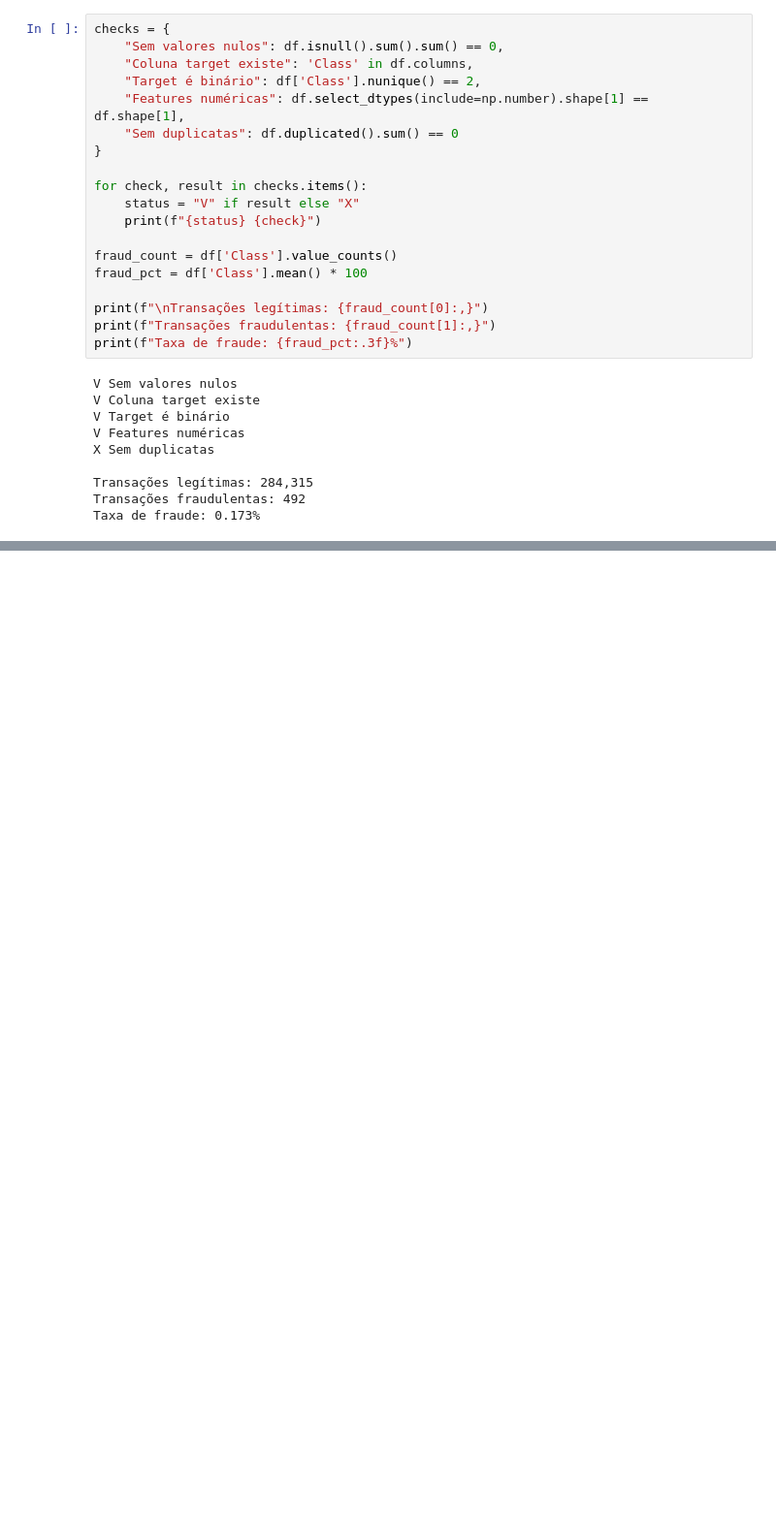
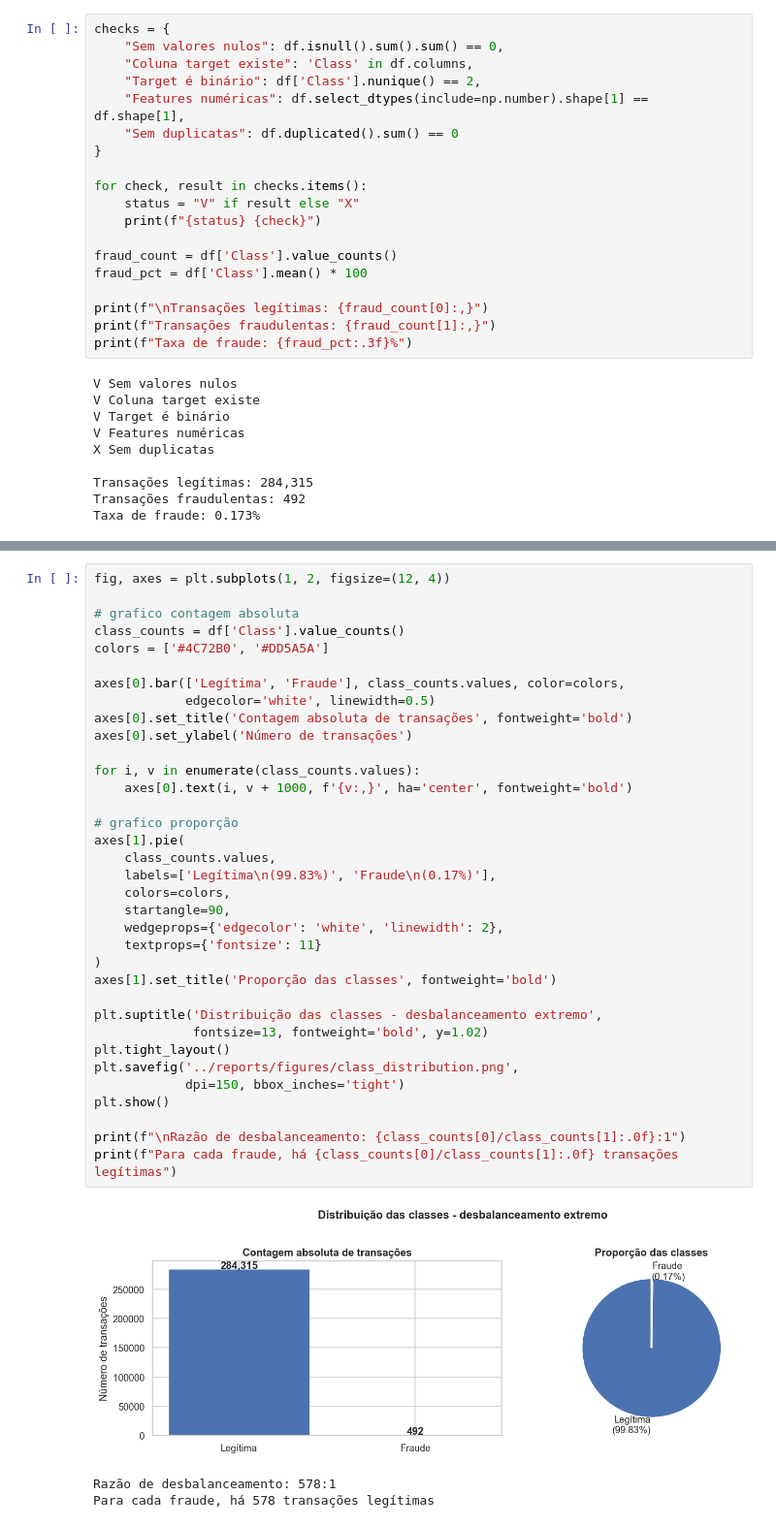
Before and after one commit to jaoalmirante/fraud-detection-ml, a Jupyter notebook: notebooks/fraud_detection.ipynb, the cells around one changed output, grey strips where cells are left out. Shown at 97% size. Drawn from its saved outputs; the diff is of its cells as text; blank space fills up the shorter version.

```diff
--- a/notebooks/fraud_detection.ipynb
+++ b/notebooks/fraud_detection.ipynb
@@ -84,0 +90,39 @@ Taxa de fraude: 0.173%
+# %%
+fig, axes = plt.subplots(1, 2, figsize=(12, 4))
+
+# grafico contagem absoluta
+class_counts = df['Class'].value_counts()
+colors = ['#4C72B0', '#DD5A5A']
+
+axes[0].bar(['Legítima', 'Fraude'], class_counts.values, color=colors,
+            edgecolor='white', linewidth=0.5)
+axes[0].set_title('Contagem absoluta de transações', fontweight='bold')
+axes[0].set_ylabel('Número de transações')
+
+for i, v in enumerate(class_counts.values):
+    axes[0].text(i, v + 1000, f'{v:,}', ha='center', fontweight='bold')
+
+# grafico proporção
+axes[1].pie(
+    class_counts.values,
+    labels=['Legítima\n(99.83%)', 'Fraude\n(0.17%)'],
+    colors=colors,
+    startangle=90,
+    wedgeprops={'edgecolor': 'white', 'linewidth': 2},
+    textprops={'fontsize': 11}
+)
+axes[1].set_title('Proporção das classes', fontweight='bold')
+
+plt.suptitle('Distribuição das classes - desbalanceamento extremo',
+             fontsize=13, fontweight='bold', y=1.02)
+plt.tight_layout()
+plt.savefig('../reports/figures/class_distribution.png',
+            dpi=150, bbox_inches='tight')
+plt.show()
+
+print(f"\nRazão de desbalanceamento: {class_counts[0]/class_counts[1]:.0f}:1")
+print(f"Para cada fraude, há {class_counts[0]/class_counts[1]:.0f} transações legítimas")
+# %% [output]
+[figure, added]
+Razão de desbalanceamento: 578:1
+Para cada fraude, há 578 transações legítimas
```
Also changed, not shown: parts of 7 cells of this notebook, 4 other files.
